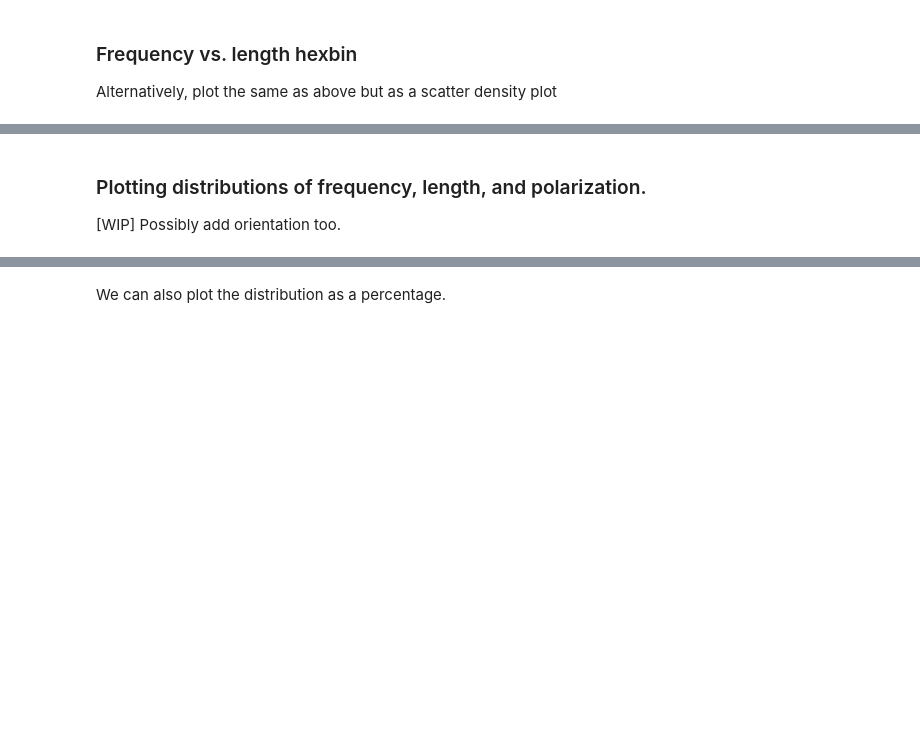
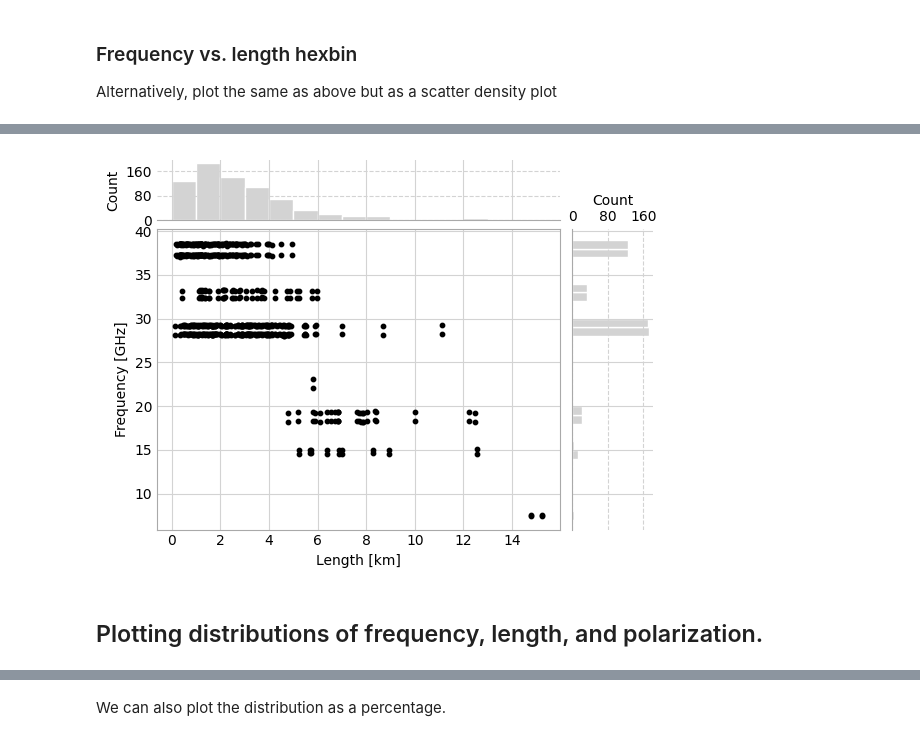
Before and after one commit to OpenSenseAction/poligrain, a Jupyter notebook: docs/notebooks/Visualize_metadata.ipynb, the cells around one changed output, grey strips where cells are left out. Saved outputs shown, nothing was run; the diff lists cells and outputs as text; code cells hidden in the pictures; blank space fills up the shorter version.

```diff
--- a/docs/notebooks/Visualize_metadata.ipynb
+++ b/docs/notebooks/Visualize_metadata.ipynb
@@ -47,7 +55,21 @@ plt.colorbar(hexbin, label="density")
+# %%
+fig, axes = plt.subplots(
+    2,
+    2,
+    gridspec_kw={
+        "hspace": 0.05,
+        "wspace": 0.05,
+        "width_ratios": [5, 1],
+        "height_ratios": [1, 5],
+    },
+)
+_, _, _, scatter, _, _, _ = plg.plot_metadata.plot_len_vs_freq_jointplot(
+    ds_cmls.length, ds_cmls.frequency, axes=axes
+)
+# %% [output]
+[figure, added]
 # %% [markdown]
-### Plotting distributions of frequency, length, and polarization.
-
-[WIP] Possibly add orientation too.
+## Plotting distributions of frequency, length, and polarization.
 # %%
 fig, ax = plt.subplots(figsize=(5, 4))
 len_bars = plg.plot_metadata.plot_distribution(
```
Also changed, not shown: parts of 18 cells of this notebook, 4 other files.
